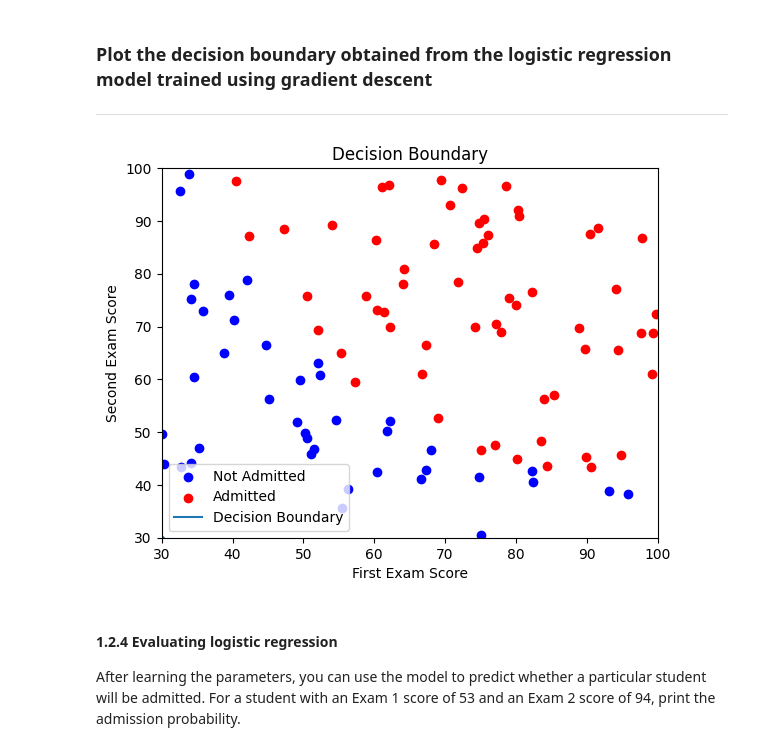
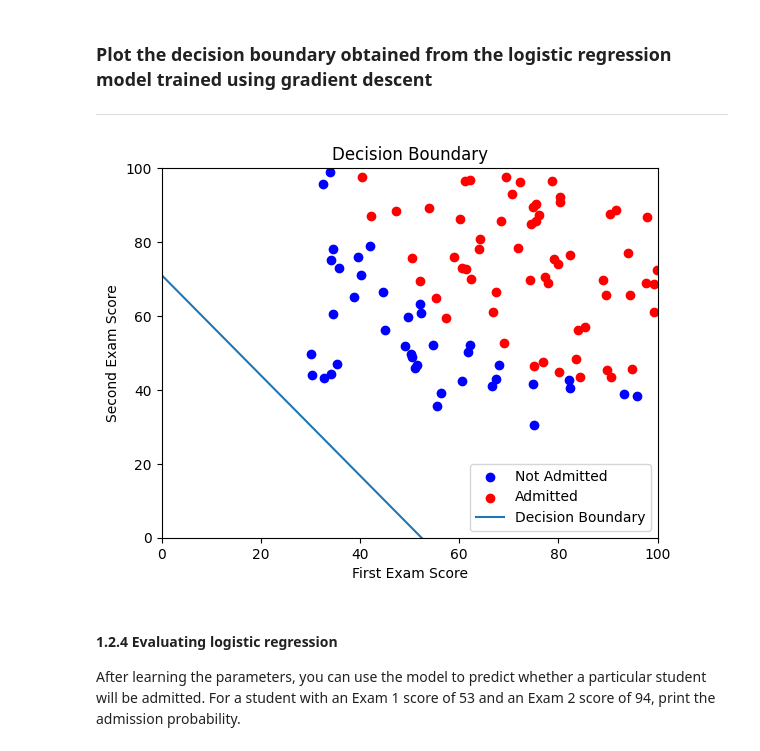
Before and after one commit to Toms752384/MML-Exercises, a Jupyter notebook: Exercise_3_Logistic_Regression.ipynb, the cells around one changed output. Cells and saved outputs as stored; diff of their text form; code cells hidden in the pictures.

```diff
--- a/Exercise_3_Logistic_Regression.ipynb
+++ b/Exercise_3_Logistic_Regression.ipynb
@@ -267,23 +267,23 @@ Optimized Cost value is: 1.1202
 # %%
 plt.figure()
 plt.scatter(class_0["First_Exam"], class_0["Second_Exam"], color='blue', label='Not Admitted')
 plt.scatter(class_1["First_Exam"], class_1["Second_Exam"], color='red', label='Admitted')
 
-x_values = np.array([30, 100])   # Match exam score range
+x_values = np.array([0, 100])   # Match exam score range
 y_values = -(theta_optimized[0] + theta_optimized[1] * x_values) / theta_optimized[2]
 
 plt.plot(x_values, y_values, label='Decision Boundary')
 
-plt.xlim(30, 100)
-plt.ylim(30, 100)
+plt.xlim(0, 100)
+plt.ylim(0, 100)
 
 plt.xlabel('First Exam Score')
 plt.ylabel('Second Exam Score')
 plt.legend()
 plt.title('Decision Boundary')
 plt.show()
 # %% [output]
-[figure, old version]
+[figure, new version]
 # %% [markdown]
 #### 1.2.4 Evaluating logistic regression
 
```
